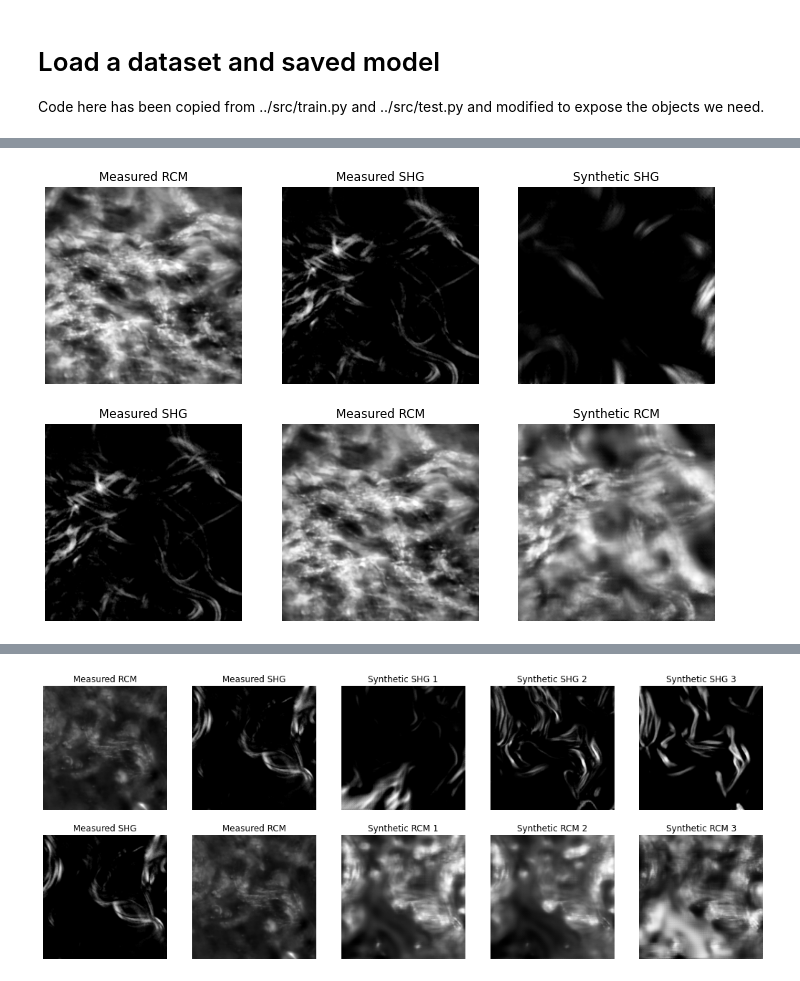
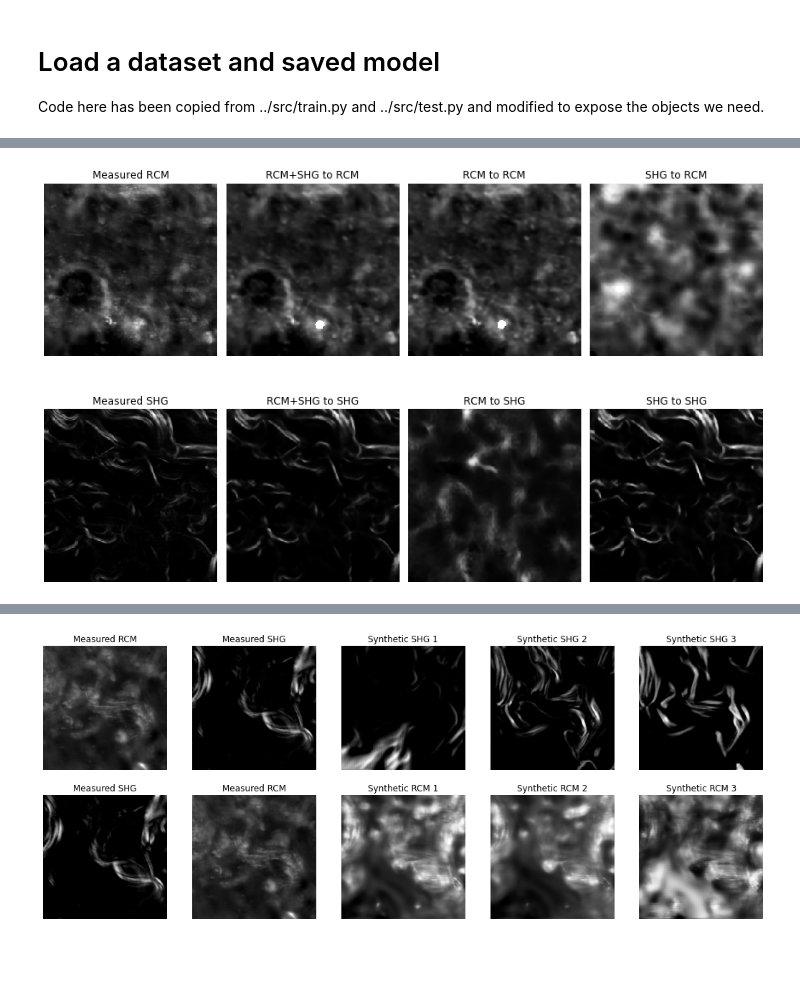
Before and after one commit to wilsonjwcsu/DRIT, a Jupyter notebook: analysis/analysis_pairedDataset.ipynb, the cells around one changed output, grey strips where cells are left out. Drawn from its saved outputs; the diff is of its cells as text; code cells hidden in the pictures; blank space fills up the shorter version.

Commit message:
updated jupyter notebook for joint autoencoder architecture

```diff
--- a/analysis/analysis_pairedDataset.ipynb
+++ b/analysis/analysis_pairedDataset.ipynb
@@ -16,12 +16,19 @@ import torch
 import matplotlib.pyplot as plt
 import numpy as np
 
-options_string ="""--dataroot /top/projects/WilsonGroup/MRA_grant/aim1/data/20210617_ongoing/FOV150 \
---name rcm2shg_drit_20210702_test20210708 \
---resume ../results/rcm2shg_drit_20210702/01199.pth \
+options_string ="""--dataroot /home/jessew/engrprojects/WilsonGroup/MRA_grant/aim1/data/20210617_ongoing/FOV300_pruned/ \
+--name drit_20220111 \
+--resume ../results/drit_20220111/01199.pth \
 --gpu 0
 --input_dim_a 1
 --input_dim_b 1
+--dis_spectral_norm
+--lambda_L1_random_autoencoder=100
+--contrastive_paired_zc
+--lambda_paired_zc=10
+--lambda_paired_zc_L1=100
+--lambda_adversarial=0
+--crop_size=256
 --no_flip"""
 # %% [markdown]
 # Load a dataset and saved model
@@ -81,43 +88,73 @@ A: 190, B: 190 images
 # %%
 # select a random image
 ind = randint(0,len(dataset.A)-1)
 imgA = dataset.load_img(dataset.A[ind],opts.input_dim_a).unsqueeze(0)
 imgB = dataset.load_img(dataset.B[ind],opts.input_dim_b).unsqueeze(0)
+imgAB = torch.cat((imgA,imgB),dim=1)
+imgA0 = torch.cat((imgA,torch.zeros_like(imgB)),dim=1)
+img0B = torch.cat((torch.zeros_like(imgA),imgB),dim=1)
+
+input_concatenated = torch.cat((imgAB,imgA0,img0B),dim=0)
 
 # perform image translation
 with torch.no_grad():
-    outA = model.test_forward(imgA.cuda())
-    outB = model.test_forward(imgB.cuda(), a2b=False)
+    z = model.enc_c.forward(input_concatenated.to(model.gpu))
+    out = model.gen.forward(z)
+
+out = out.cpu()
+
+outABtoA = out[0:1,0:1,:,:]
+outABtoB = out[0:1,1:2,:,:]
+outAtoA  = out[1:2,0:1,:,:]
+outAtoB  = out[1:2,1:2,:,:]
+outBtoA  = out[2:3,0:1,:,:]
+outBtoB  = out[2:3,1:2,:,:]
+
 
 # plot the results
 plt.figure(figsize=[12,8])
 
-plt.subplot(231)
+plt.subplot(241)
 plt.imshow(np.squeeze(imgA.numpy()),cmap='gray')
 plt.axis('off')
 plt.title('Measured RCM')
-plt.subplot(232)
-plt.imshow(np.squeeze(imgB.numpy()),cmap='gray')
-plt.title('Measured SHG')
+
+plt.subplot(242)
+plt.imshow(np.squeeze(outABtoA.numpy()),cmap='gray')
+plt.title('RCM+SHG to RCM')
 plt.axis('off')
-plt.subplot(233)
-plt.imshow(np.squeeze(outA.cpu().numpy()),cmap='gray')
+
+plt.subplot(243)
+plt.imshow(np.squeeze(outAtoA.numpy()),cmap='gray')
+plt.title('RCM to RCM')
 plt.axis('off')
-plt.title('Synthetic SHG')
 
-plt.subplot(234)
+plt.subplot(244)
+plt.imshow(np.squeeze(outBtoA.numpy()),cmap='gray')
+plt.title('SHG to RCM')
+plt.axis('off')
+
+plt.subplot(245)
 plt.imshow(np.squeeze(imgB.numpy()),cmap='gray')
 plt.axis('off')
 plt.title('Measured SHG')
-plt.subplot(235)
-plt.imshow(np.squeeze(imgA.numpy()),cmap='gray')
+
+plt.subplot(246)
+plt.imshow(np.squeeze(outABtoB.numpy()),cmap='gray')
 plt.axis('off')
-plt.title('Measured RCM')
-plt.subplot(236)
-plt.imshow(np.squeeze(outB.cpu().numpy()),cmap='gray')
+plt.title('RCM+SHG to SHG')
+
+plt.subplot(247)
+plt.imshow(np.squeeze(outAtoB.numpy()),cmap='gray')
 plt.axis('off')
-plt.title('Synthetic RCM')
+plt.title('RCM to SHG')
 
+plt.subplot(248)
+plt.imshow(np.squeeze(outBtoB.numpy()),cmap='gray')
+plt.axis('off')
+plt.title('SHG to SHG')
+
+plt.tight_layout()
 plt.show()
 # %% [output]
-[figure, old version]
+[figure, new version]
```
Also changed, not shown: parts of 3 cells of this notebook.
